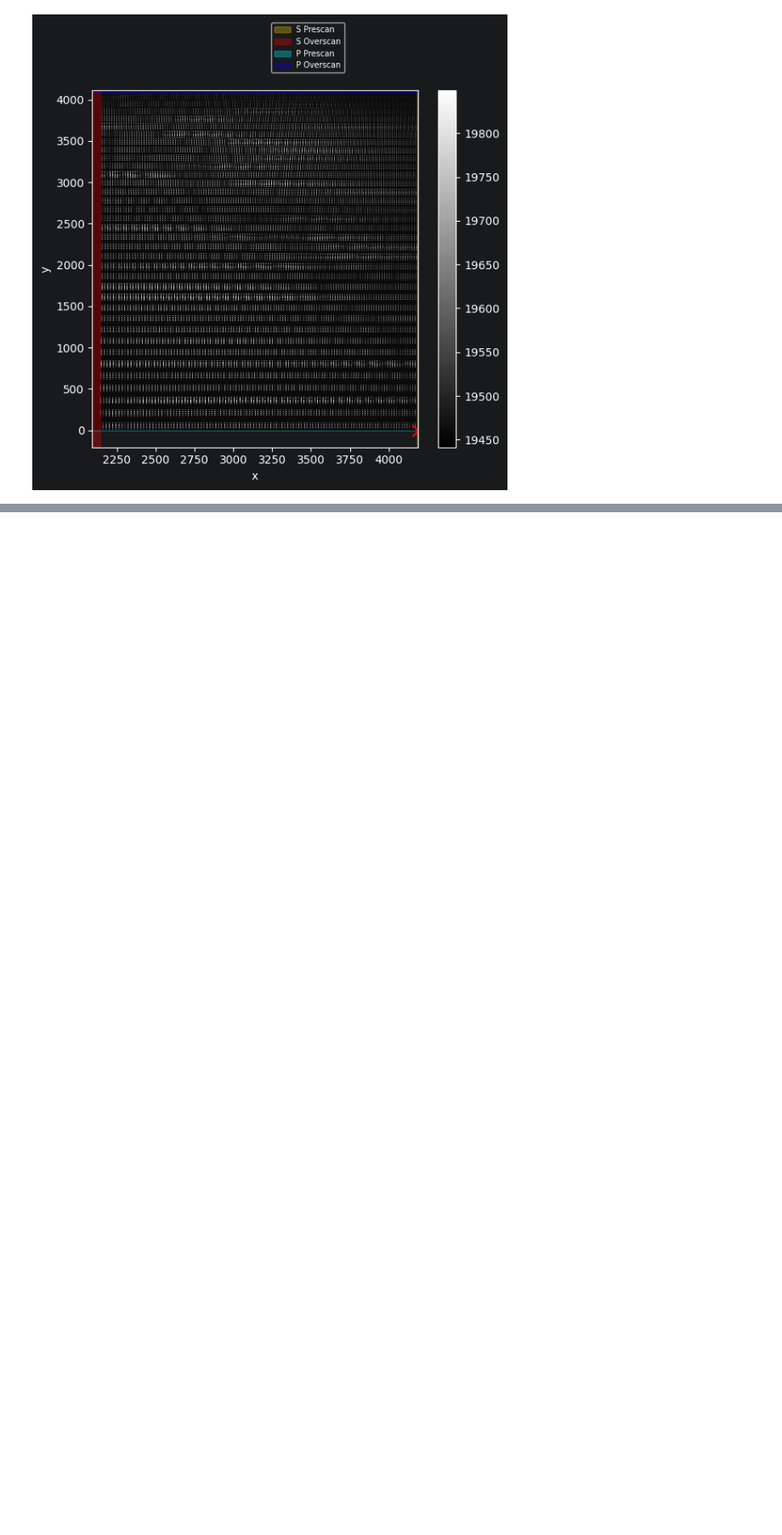
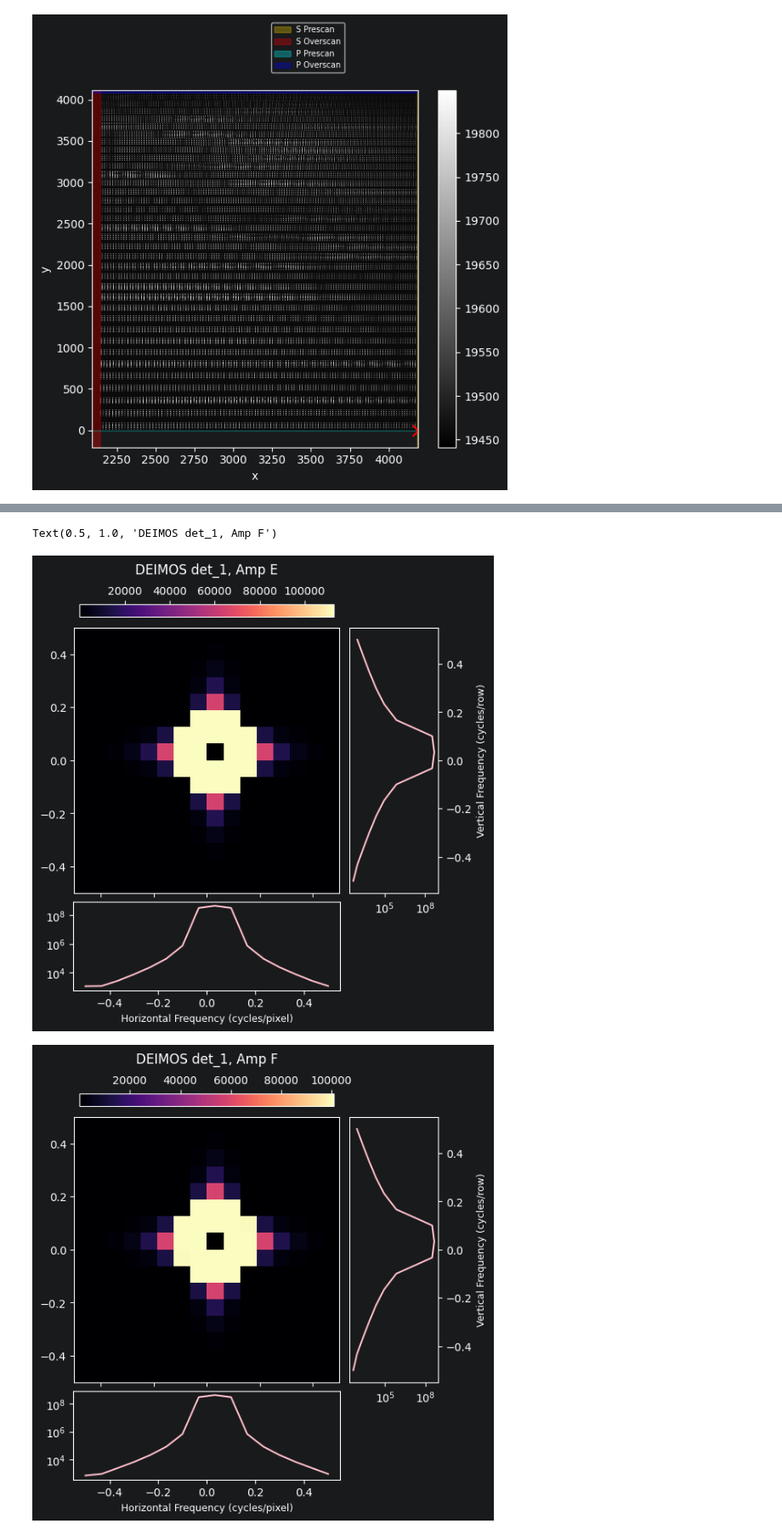
Before and after one commit to CaltechOpticalObservatories/eregion, a Jupyter notebook: playground/KPF_play.ipynb, the cells around one changed output, grey strips where cells are left out. Shown at 85% size. Saved outputs shown, nothing was run; the diff lists cells and outputs as text; code cells hidden in the pictures; blank space fills up the shorter version.

```diff
--- a/playground/KPF_play.ipynb
+++ b/playground/KPF_play.ipynb
@@ -39,0 +163,14 @@ cahk.show(cmap='gray', with_mask=False)
+# %%
+limage = img.outputs['E'].get_overscan('serial',corner=False)
+psd, d_psd = welch2d.welch2d(limage.values, target_shape=16, window_func=hamming, subtract_dc=True)
+fig, ax = plot_psd(psd, figsize=(6,6), zscale=True, log_image=False)
+plt.title(f'DEIMOS {det_id}, Amp E', pad=40)
+
+rimage = img.outputs['F'].get_overscan('serial',corner=False)
+psd, d_psd = welch2d.welch2d(rimage.values, target_shape=16, window_func=hamming, subtract_dc=True)
+fig, ax = plot_psd(psd, figsize=(6,6), zscale=True, log_image=False)
+plt.title(f'DEIMOS {det_id}, Amp F', pad=40)
+# %% [output]
+Text(0.5, 1.0, 'DEIMOS det_1, Amp F')
+[figure, added]
+[figure, added]
```
Also changed, not shown: parts of 15 cells of this notebook, 1 other file.
